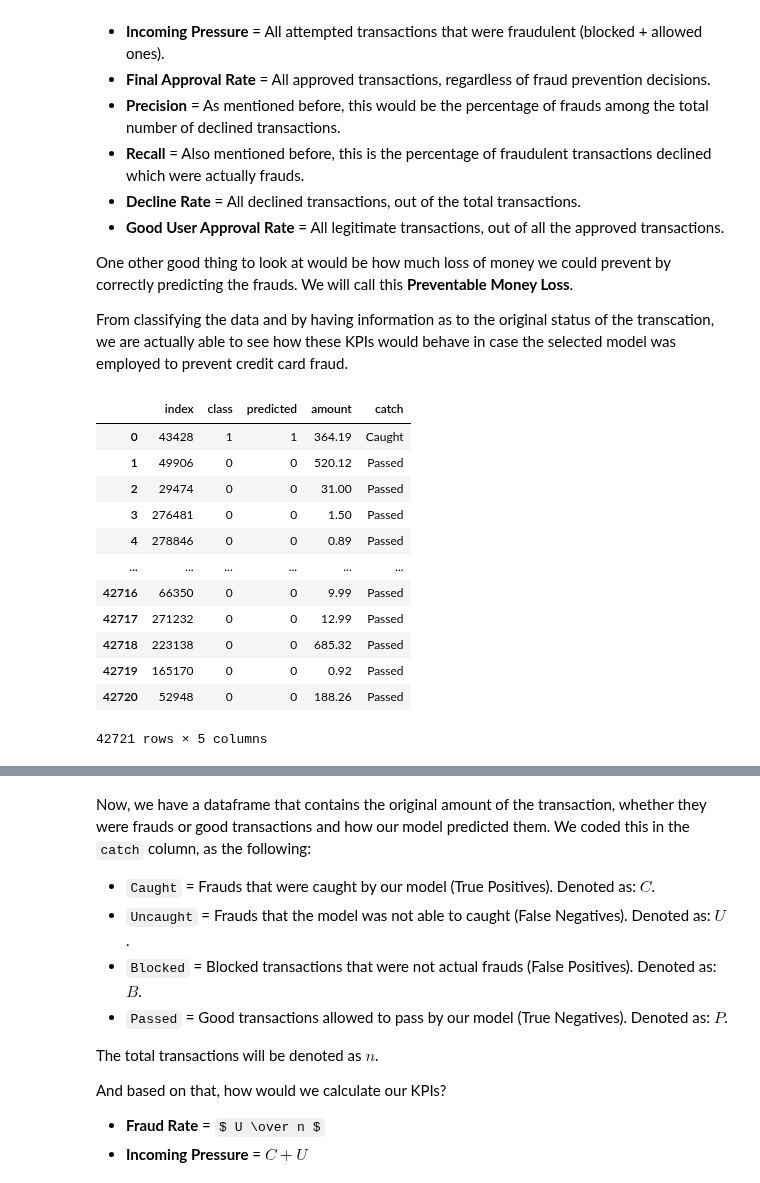
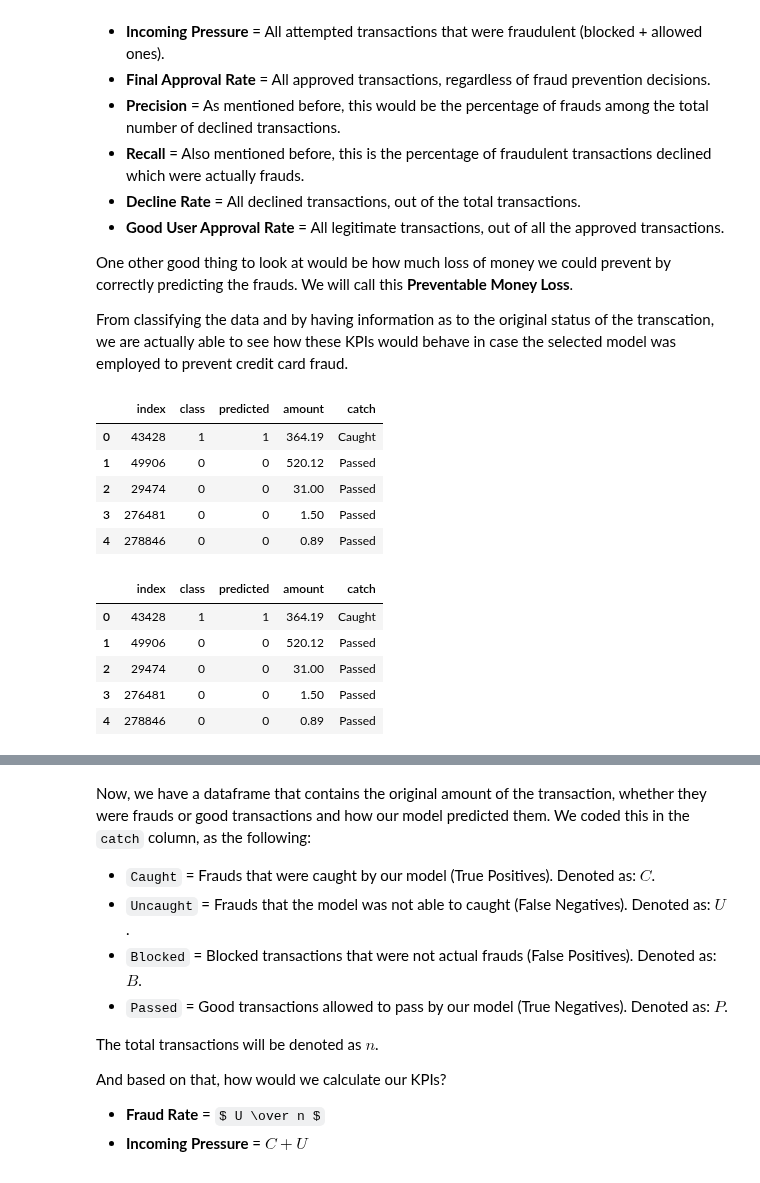
Before and after one commit to cfantecelle/data_science_portfolio, a Jupyter notebook: project_ccfraud/cc_fraud_analysis.ipynb, the cells around one changed output, grey strips where cells are left out. Cells and saved outputs as stored; diff of their text form; code cells hidden in the pictures; some formulas as TeX source.

Commit message:
Updated CC fraud analysis with KPIs definition

```diff
--- a/project_ccfraud/cc_fraud_analysis.ipynb
+++ b/project_ccfraud/cc_fraud_analysis.ipynb
@@ -600,43 +600,3 @@ The [Merchant Fraud Journal](https://www.merchantfraudjournal.com/fraud-preventi
 One other good thing to look at would be how much loss of money we could prevent by correctly predicting the frauds. We will call this **Preventable Money Loss**.
 
 From classifying the data and by having information as to the original status of the transcation, we are actually able to see how these KPIs would behave in case the selected model was employed to prevent credit card fraud.
-# %%
-## Calculating our KPIs
-
-# Joining data
-predictions = {'index': y_test.index.values,
-               'class': y_test.to_numpy(),
-               'predicted': y_forest_RUS_pred,
-               'amount': std_scaler.inverse_transform(X_test.Std_Amount.to_numpy().reshape(-1,1)).reshape(-1),
-               'catch': ""}
-
-# Converting to df
-predictions_df = pd.DataFrame(predictions)
-
-# Catching predicted frauds
-for i in range(predictions_df.shape[0]):
-    if predictions_df['class'][i] == 1:
-        if predictions_df['class'][i] == predictions_df['predicted'][i]:
-            predictions_df.loc[i,'catch'] = 'Caught'
-        else:
-            predictions_df.loc[i,'catch'] = 'Uncaught'
-    elif predictions_df['class'][i] == 0 and predictions_df['predicted'][i] == 1:
-        predictions_df.loc[i,'catch'] = 'Blocked'
-    else:
-        predictions_df.loc[i,'catch'] = 'Passed'
-
-predictions_df
-# %% [output]
-|  | index | class | predicted | amount | catch |
-| 0 | 43428 | 1 | 1 | 364.19 | Caught |
-| 1 | 49906 | 0 | 0 | 520.12 | Passed |
-| 2 | 29474 | 0 | 0 | 31.00 | Passed |
-| 3 | 276481 | 0 | 0 | 1.50 | Passed |
-| 4 | 278846 | 0 | 0 | 0.89 | Passed |
-| ... | ... | ... | ... | ... | ... |
-| 42716 | 66350 | 0 | 0 | 9.99 | Passed |
-| 42717 | 271232 | 0 | 0 | 12.99 | Passed |
-| 42718 | 223138 | 0 | 0 | 685.32 | Passed |
-| 42719 | 165170 | 0 | 0 | 0.92 | Passed |
-| 42720 | 52948 | 0 | 0 | 188.26 | Passed |
-42721 rows × 5 columns
@@ -642,0 +702,18 @@ predictions_df
+# %%
+predLogReg.head()
+# %% [output]
+|  | index | class | predicted | amount | catch |
+| 0 | 43428 | 1 | 1 | 364.19 | Caught |
+| 1 | 49906 | 0 | 0 | 520.12 | Passed |
+| 2 | 29474 | 0 | 0 | 31.00 | Passed |
+| 3 | 276481 | 0 | 0 | 1.50 | Passed |
+| 4 | 278846 | 0 | 0 | 0.89 | Passed |
+# %%
+predLogReg_RUS.head()
+# %% [output]
+|  | index | class | predicted | amount | catch |
+| 0 | 43428 | 1 | 1 | 364.19 | Caught |
+| 1 | 49906 | 0 | 0 | 520.12 | Passed |
+| 2 | 29474 | 0 | 0 | 31.00 | Passed |
+| 3 | 276481 | 0 | 0 | 1.50 | Passed |
+| 4 | 278846 | 0 | 0 | 0.89 | Passed |
```
Also changed, not shown: parts of 3 cells of this notebook.
